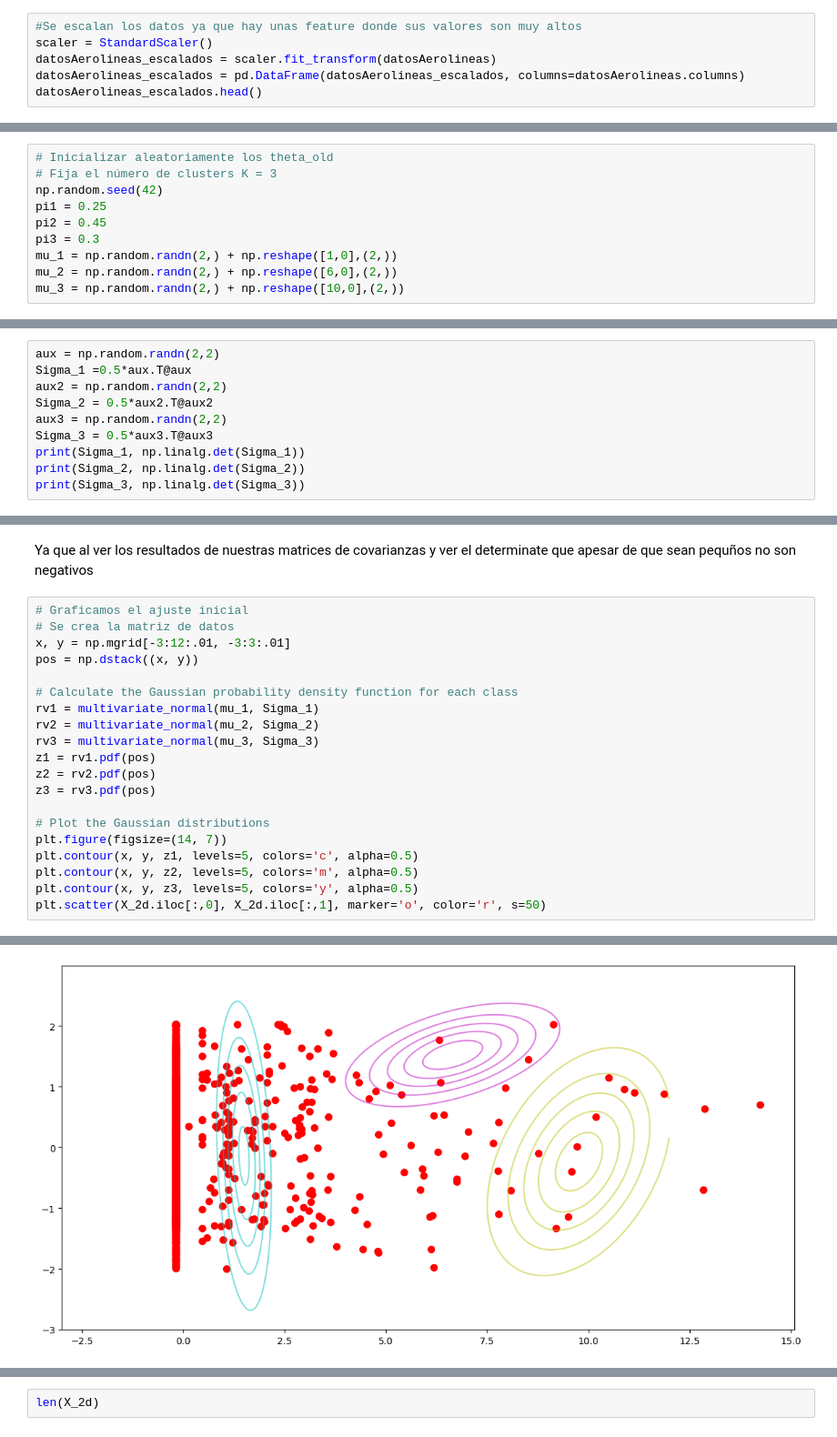
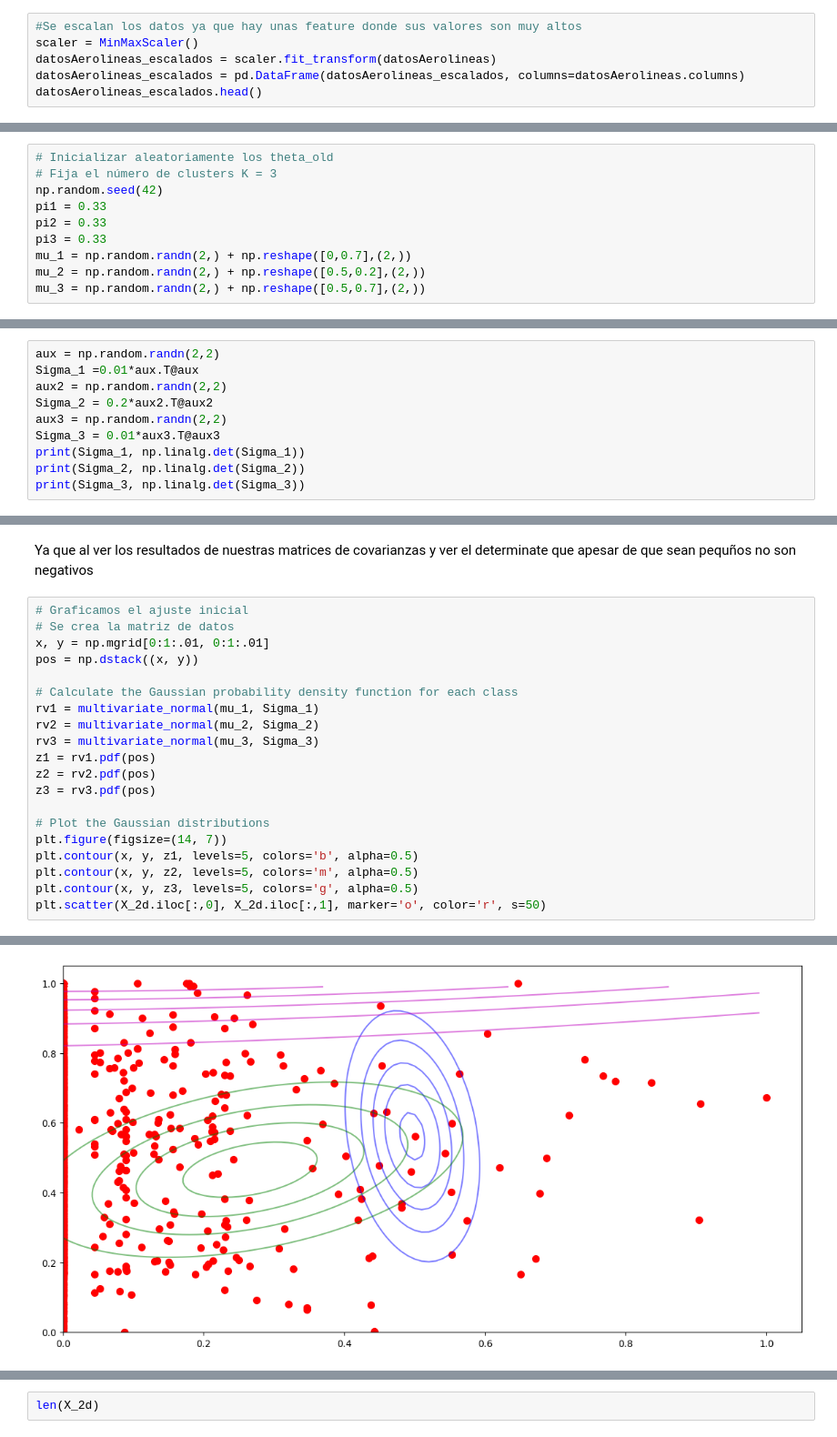
Before and after one commit to kennethLeonel/MachineLearning2, a Jupyter notebook: Taller1/Aerolinea.ipynb, the cells around one changed output, grey strips where cells are left out. Shown at 91% size. Saved outputs shown, nothing was run; the diff lists cells and outputs as text.

```diff
--- a/Taller1/Aerolinea.ipynb
+++ b/Taller1/Aerolinea.ipynb
@@ -81,7 +81,7 @@ datosAerolineas.head()
 ### Escalar los datos
 # %%
 #Se escalan los datos ya que hay unas feature donde sus valores son muy altos
-scaler = StandardScaler()
+scaler = MinMaxScaler()
 datosAerolineas_escalados = scaler.fit_transform(datosAerolineas)
 datosAerolineas_escalados = pd.DataFrame(datosAerolineas_escalados, columns=datosAerolineas.columns)
 datosAerolineas_escalados.head()
@@ -144,12 +142,12 @@ Se empieza a evaluar los parámetros
 # Inicializar aleatoriamente los theta_old
 # Fija el número de clusters K = 3
 np.random.seed(42)
-pi1 = 0.25
-pi2 = 0.45
-pi3 = 0.3
-mu_1 = np.random.randn(2,) + np.reshape([1,0],(2,))
-mu_2 = np.random.randn(2,) + np.reshape([6,0],(2,))
-mu_3 = np.random.randn(2,) + np.reshape([10,0],(2,))
+pi1 = 0.33
+pi2 = 0.33
+pi3 = 0.33
+mu_1 = np.random.randn(2,) + np.reshape([0,0.7],(2,))
+mu_2 = np.random.randn(2,) + np.reshape([0.5,0.2],(2,))
+mu_3 = np.random.randn(2,) + np.reshape([0.5,0.7],(2,))
 # %%
 aux = np.random.randn(2,2)
 print(aux)
@@ -164,11 +162,11 @@ print(aux.T@aux)
  [0.95722472 0.88332746]]
 # %%
 aux = np.random.randn(2,2)
-Sigma_1 =0.5*aux.T@aux
+Sigma_1 =0.01*aux.T@aux
 aux2 = np.random.randn(2,2)
-Sigma_2 = 0.5*aux2.T@aux2
+Sigma_2 = 0.2*aux2.T@aux2
 aux3 = np.random.randn(2,2)
-Sigma_3 = 0.5*aux3.T@aux3
+Sigma_3 = 0.01*aux3.T@aux3
 print(Sigma_1, np.linalg.det(Sigma_1))
 print(Sigma_2, np.linalg.det(Sigma_2))
 print(Sigma_3, np.linalg.det(Sigma_3))
@@ -184,26 +182,26 @@ Ya que al ver los resultados de nuestras matrices de covarianzas y ver el determ
 # %%
 # Graficamos el ajuste inicial
 # Se crea la matriz de datos
-x, y = np.mgrid[-3:12:.01, -3:3:.01]
+x, y = np.mgrid[0:1:.01, 0:1:.01]
 pos = np.dstack((x, y))
 
 # Calculate the Gaussian probability density function for each class
 rv1 = multivariate_normal(mu_1, Sigma_1)
 rv2 = multivariate_normal(mu_2, Sigma_2)
 rv3 = multivariate_normal(mu_3, Sigma_3)
 z1 = rv1.pdf(pos)
 z2 = rv2.pdf(pos)
 z3 = rv3.pdf(pos)
 
 # Plot the Gaussian distributions
 plt.figure(figsize=(14, 7))
-plt.contour(x, y, z1, levels=5, colors='c', alpha=0.5)
+plt.contour(x, y, z1, levels=5, colors='b', alpha=0.5)
 plt.contour(x, y, z2, levels=5, colors='m', alpha=0.5)
-plt.contour(x, y, z3, levels=5, colors='y', alpha=0.5)
+plt.contour(x, y, z3, levels=5, colors='g', alpha=0.5)
 plt.scatter(X_2d.iloc[:,0], X_2d.iloc[:,1], marker='o', color='r', s=50)
 # %% [output]
 <matplotlib.collections.PathCollection at 0x...>
-[figure, old version]
+[figure, new version]
 # %%
 gama_Znk = np.zeros((X_2d.shape[0],3)) # Matriz de responsabilidades o Posterior P(zn|xn)
 
```
Also changed, not shown: parts of 30 cells of this notebook.
